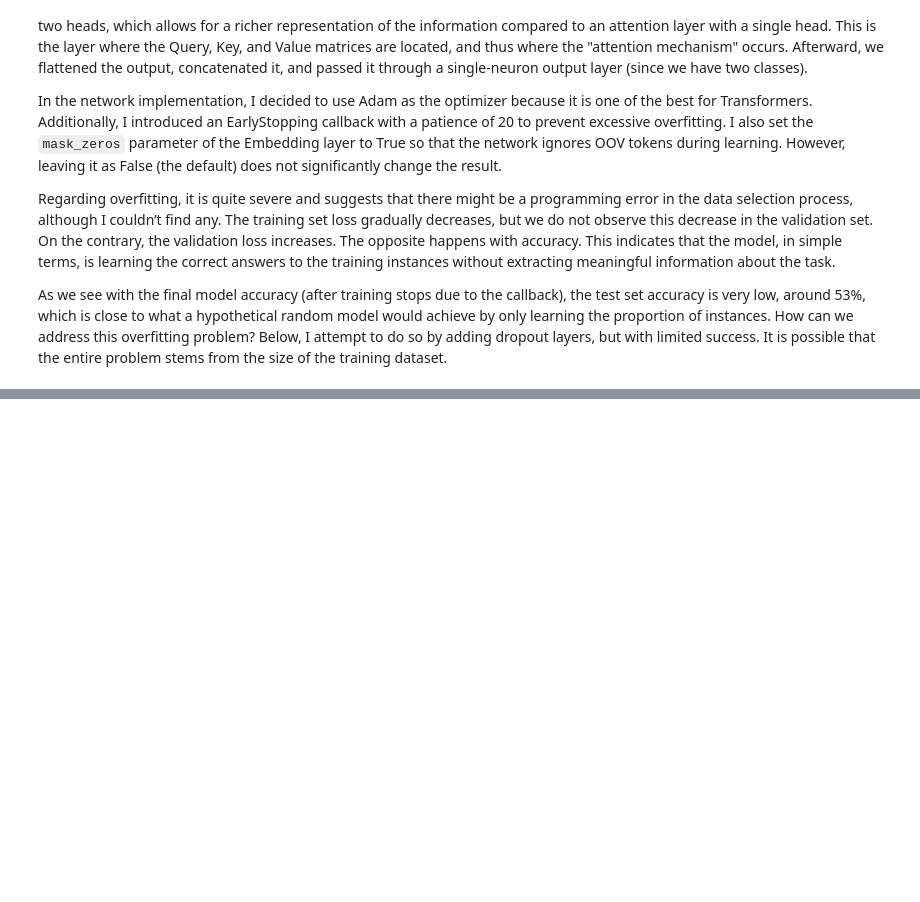
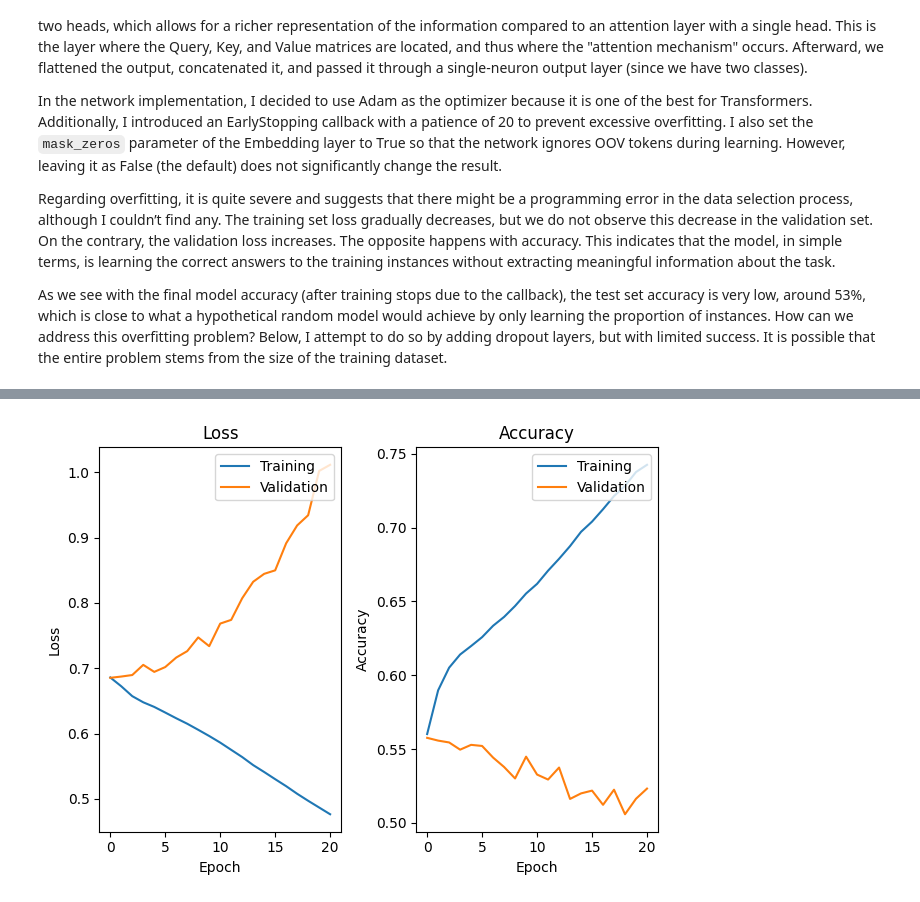
Before and after one commit to svalbuenaa/deep_learning_transformers, a Jupyter notebook: deep-learning-transformers.ipynb, the cells around one changed output, grey strips where cells are left out. Cells and saved outputs as stored; diff of their text form; code cells hidden in the pictures; blank space fills up the shorter version.

```diff
--- a/deep-learning-transformers.ipynb
+++ b/deep-learning-transformers.ipynb
@@ -660,0 +734,17 @@ As we see with the final model accuracy (after training stops due to the callbac
+# %%
+start = time.time()
+# Training
+
+# Callback for Early stopping
+early_stopping_custom_embedding = tf.keras.callbacks.EarlyStopping(
+    monitor='val_loss',
+    patience=20)
+
+history_custom_embedding = model_custom_embedding.fit(
+    x=[X_train1, X_train2],
+    y=y_train,
+    epochs=100,
+    callbacks=early_stopping_custom_embedding,
+    validation_data = ([X_val1, X_val2], y_val))
+
+print("Training time: "+str(time.time()-start)+" seconds")
@@ -660,0 +769,4 @@ As we see with the final model accuracy (after training stops due to the callbac
+# %%
+loss_acc_plot(history_custom_embedding)
+# %% [output]
+[figure, added]
```
Also changed, not shown: parts of 24 cells of this notebook.
